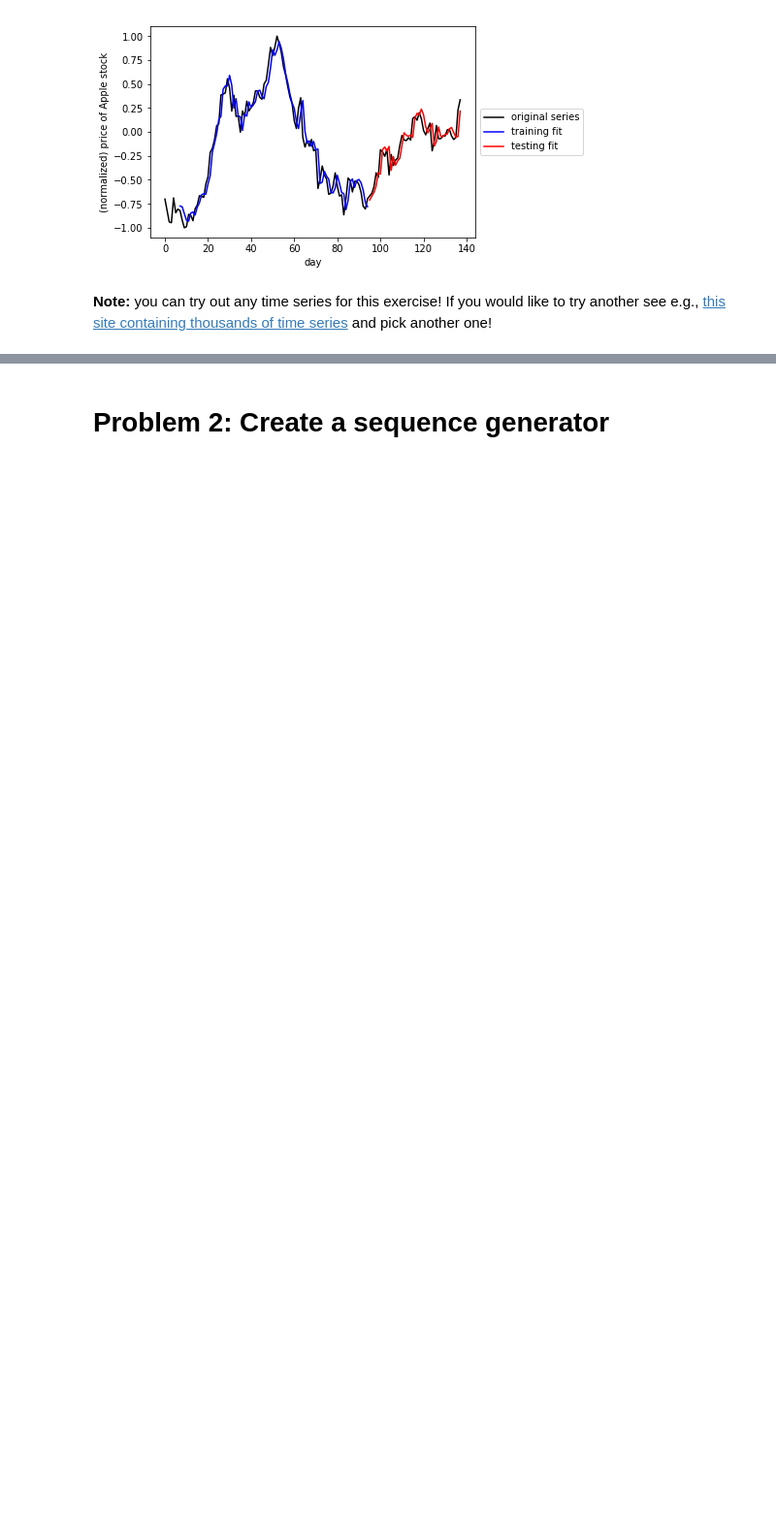
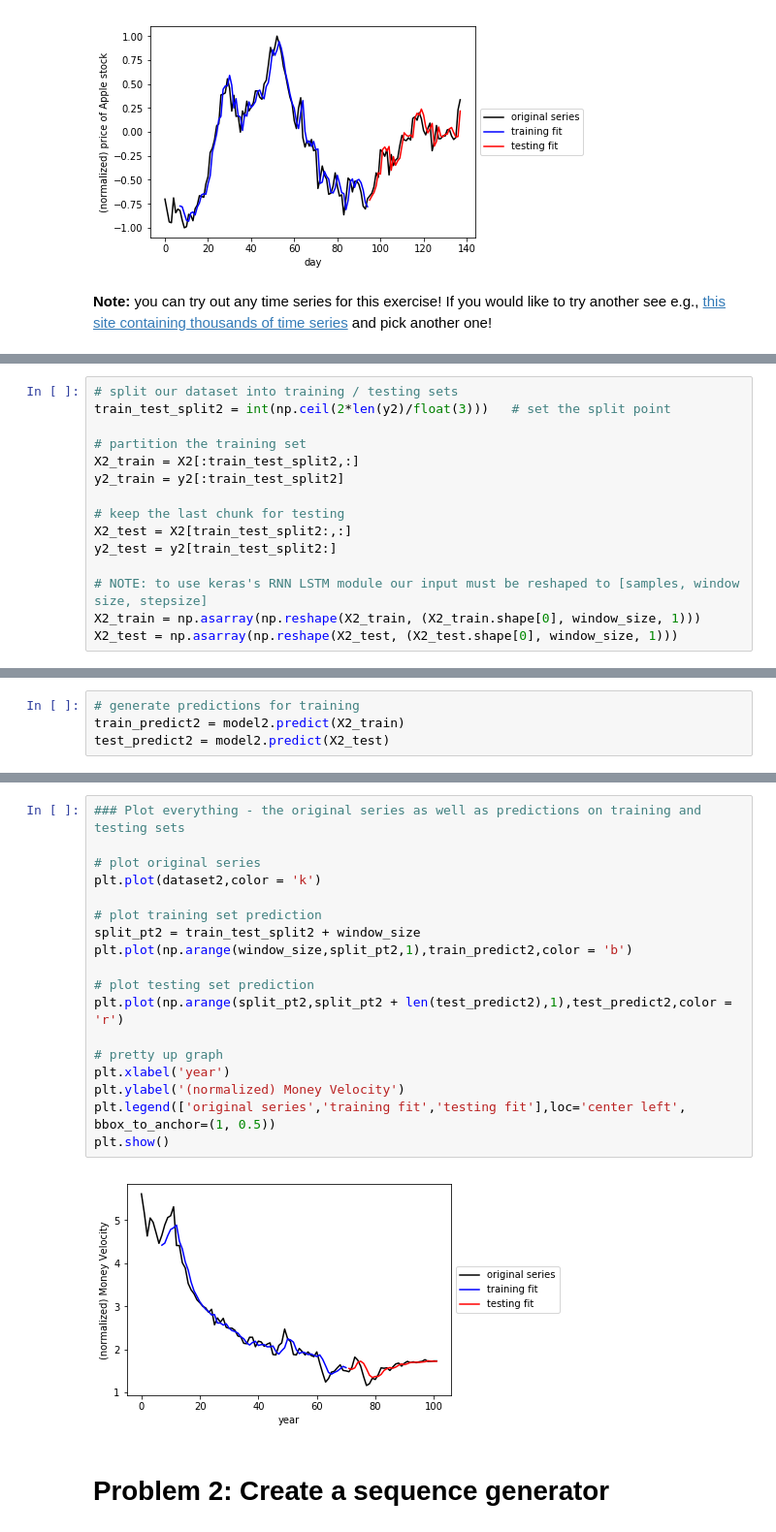
Before and after one commit to iterativo/aind2-rnn, a Jupyter notebook: RNN_project.ipynb, the cells around one changed output, grey strips where cells are left out. Shown: that part at 97% size. Saved outputs shown, nothing was run; the diff lists cells and outputs as text; blank space fills up the shorter version.

```diff
--- a/RNN_project.ipynb
+++ b/RNN_project.ipynb
@@ -350,0 +380,15 @@ plt.show()
+# %%
+# split our dataset into training / testing sets
+train_test_split2 = int(np.ceil(2*len(y2)/float(3)))   # set the split point
+
+# partition the training set
+X2_train = X2[:train_test_split2,:]
+y2_train = y2[:train_test_split2]
+
+# keep the last chunk for testing
+X2_test = X2[train_test_split2:,:]
+y2_test = y2[train_test_split2:]
+
+# NOTE: to use keras's RNN LSTM module our input must be reshaped to [samples, window size, stepsize]
+X2_train = np.asarray(np.reshape(X2_train, (X2_train.shape[0], window_size, 1)))
+X2_test = np.asarray(np.reshape(X2_test, (X2_test.shape[0], window_size, 1)))
@@ -350,0 +405,4 @@ plt.show()
+# %%
+# generate predictions for training
+train_predict2 = model2.predict(X2_train)
+test_predict2 = model2.predict(X2_test)
@@ -351,3 +419,23 @@ plt.show()
+# %%
+### Plot everything - the original series as well as predictions on training and testing sets
+
+# plot original series
+plt.plot(dataset2,color = 'k')
+
+# plot training set prediction
+split_pt2 = train_test_split2 + window_size
+plt.plot(np.arange(window_size,split_pt2,1),train_predict2,color = 'b')
+
+# plot testing set prediction
+plt.plot(np.arange(split_pt2,split_pt2 + len(test_predict2),1),test_predict2,color = 'r')
+
+# pretty up graph
+plt.xlabel('year')
+plt.ylabel('(normalized) Money Velocity')
+plt.legend(['original series','training fit','testing fit'],loc='center left', bbox_to_anchor=(1, 0.5))
+plt.show()
+# %% [output]
+[figure, added]
 # %% [markdown]
 # Problem 2: Create a sequence generator
 # %% [markdown]
```
Also changed, not shown: parts of 8 cells of this notebook, 1 other file.
